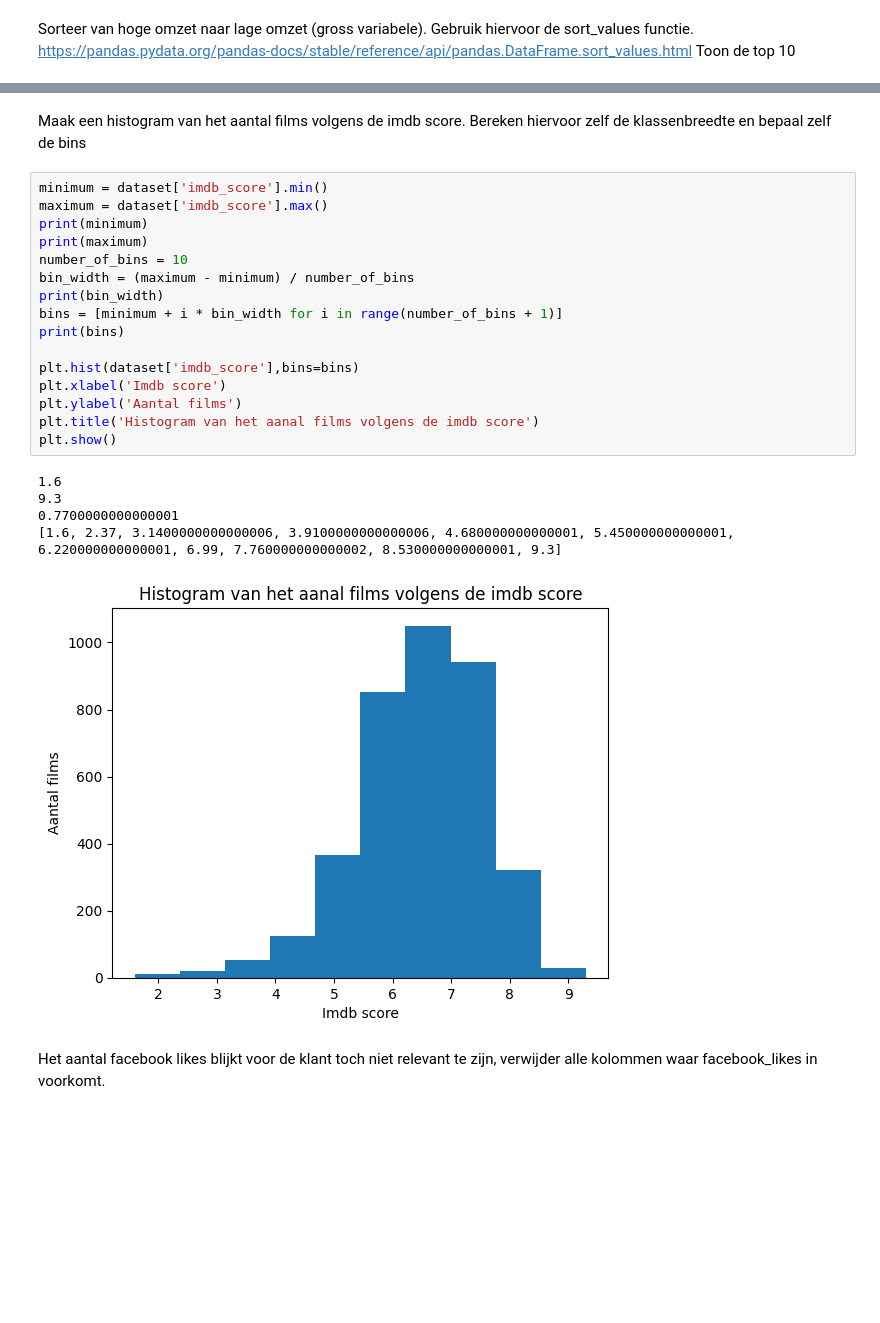
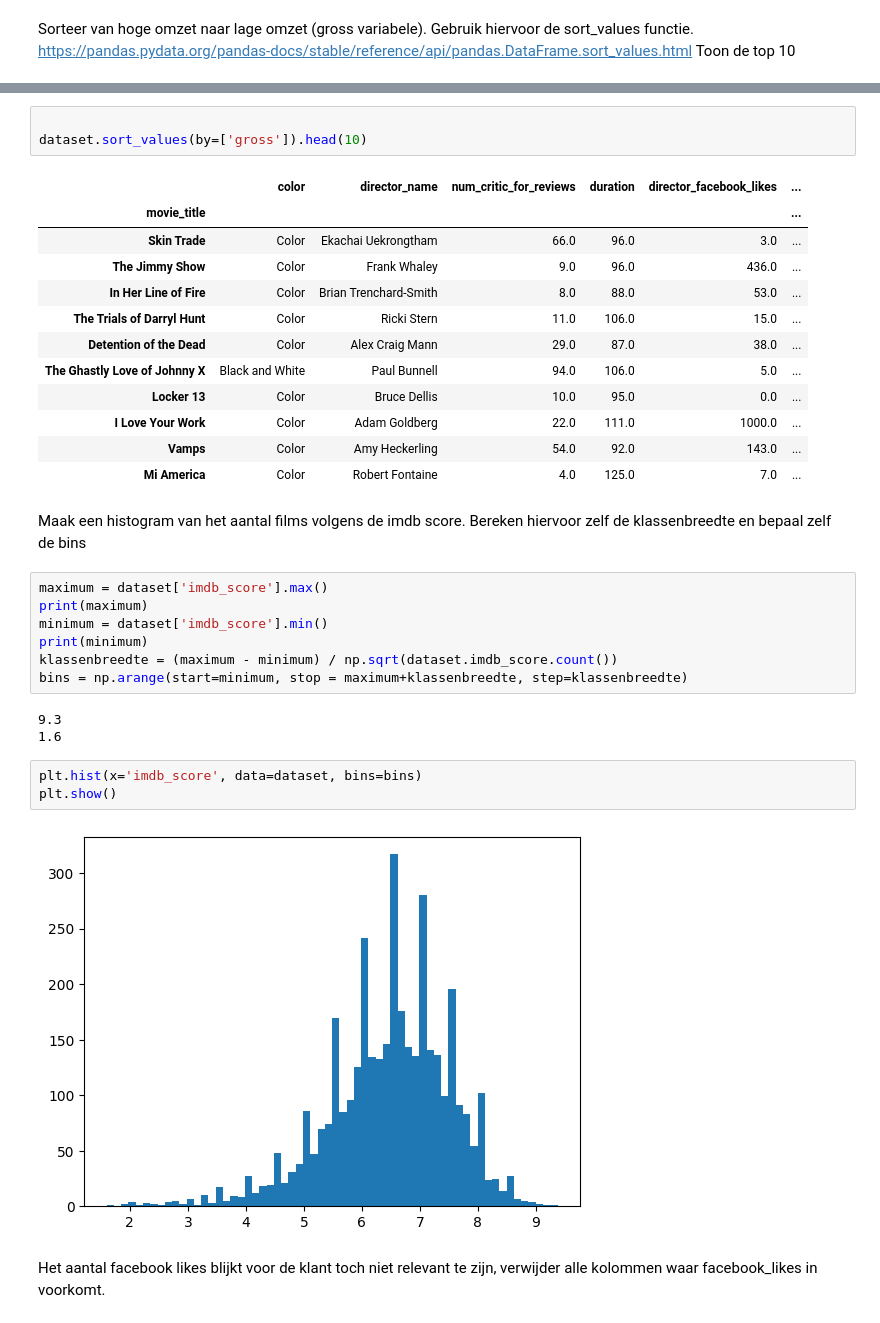
Before and after one commit to pascal-maker/Python, a Jupyter notebook: Labo_07_python_voor_data_science_Opdracht.ipynb, the cells around one changed output, grey strips where cells are left out. Drawn from its saved outputs; the diff is of its cells as text; blank space fills up the shorter version.

```diff
--- a/Labo_07_python_voor_data_science_Opdracht.ipynb
+++ b/Labo_07_python_voor_data_science_Opdracht.ipynb
@@ -308,26 +506,35 @@ Sorted dataframe
+# %%
+
+dataset.sort_values(by=['gross']).head(10)
+# %% [output]
+|  | color | director_name | num_critic_for_reviews | duration | director_facebook_likes | ... |
+| movie_title |  |  |  |  |  | ... |
+| Skin Trade | Color | Ekachai Uekrongtham | 66.0 | 96.0 | 3.0 | ... |
+| The Jimmy Show | Color | Frank Whaley | 9.0 | 96.0 | 436.0 | ... |
+| In Her Line of Fire | Color | Brian Trenchard-Smith | 8.0 | 88.0 | 53.0 | ... |
+| The Trials of Darryl Hunt | Color | Ricki Stern | 11.0 | 106.0 | 15.0 | ... |
+| Detention of the Dead | Color | Alex Craig Mann | 29.0 | 87.0 | 38.0 | ... |
+| The Ghastly Love of Johnny X | Black and White | Paul Bunnell | 94.0 | 106.0 | 5.0 | ... |
+| Locker 13 | Color | Bruce Dellis | 10.0 | 95.0 | 0.0 | ... |
+| I Love Your Work | Color | Adam Goldberg | 22.0 | 111.0 | 1000.0 | ... |
+| Vamps | Color | Amy Heckerling | 54.0 | 92.0 | 143.0 | ... |
+| Mi America | Color | Robert Fontaine | 4.0 | 125.0 | 7.0 | ... |
 # %% [markdown]
 Maak een histogram van het aantal films volgens de imdb score. Bereken hiervoor zelf de klassenbreedte en bepaal zelf de bins
-# %%
-minimum = dataset['imdb_score'].min()
-maximum = dataset['imdb_score'].max()
-print(minimum)
-print(maximum)
-number_of_bins = 10
-bin_width = (maximum - minimum) / number_of_bins
-print(bin_width)
-bins = [minimum + i * bin_width for i in range(number_of_bins + 1)]
-print(bins)
-
-plt.hist(dataset['imdb_score'],bins=bins)
-plt.xlabel('Imdb score')
-plt.ylabel('Aantal films')
-plt.title('Histogram van het aanal films volgens de imdb score')
-plt.show()
-# %% [output]
-1.6
-9.3
-0.7700000000000001
-[1.6, 2.37, 3.1400000000000006, 3.9100000000000006, 4.680000000000001, 5.450000000000001, 6.220000000000001, 6.99, 7.760000000000002, 8.530000000000001, 9.3]
-[figure, removed]
+# %%
+maximum = dataset['imdb_score'].max()
+print(maximum)
+minimum = dataset['imdb_score'].min()
+print(minimum)
+klassenbreedte = (maximum - minimum) / np.sqrt(dataset.imdb_score.count())
+bins = np.arange(start=minimum, stop = maximum+klassenbreedte, step=klassenbreedte)
+# %% [output]
+9.3
+1.6
+# %%
+plt.hist(x='imdb_score', data=dataset, bins=bins)
+plt.show()
+# %% [output]
+[figure, added]
 # %% [markdown]
 Het aantal facebook likes blijkt voor de klant toch niet relevant te zijn, verwijder alle kolommen waar facebook_likes in voorkomt.
```
Also changed, not shown: parts of 58 cells of this notebook.
